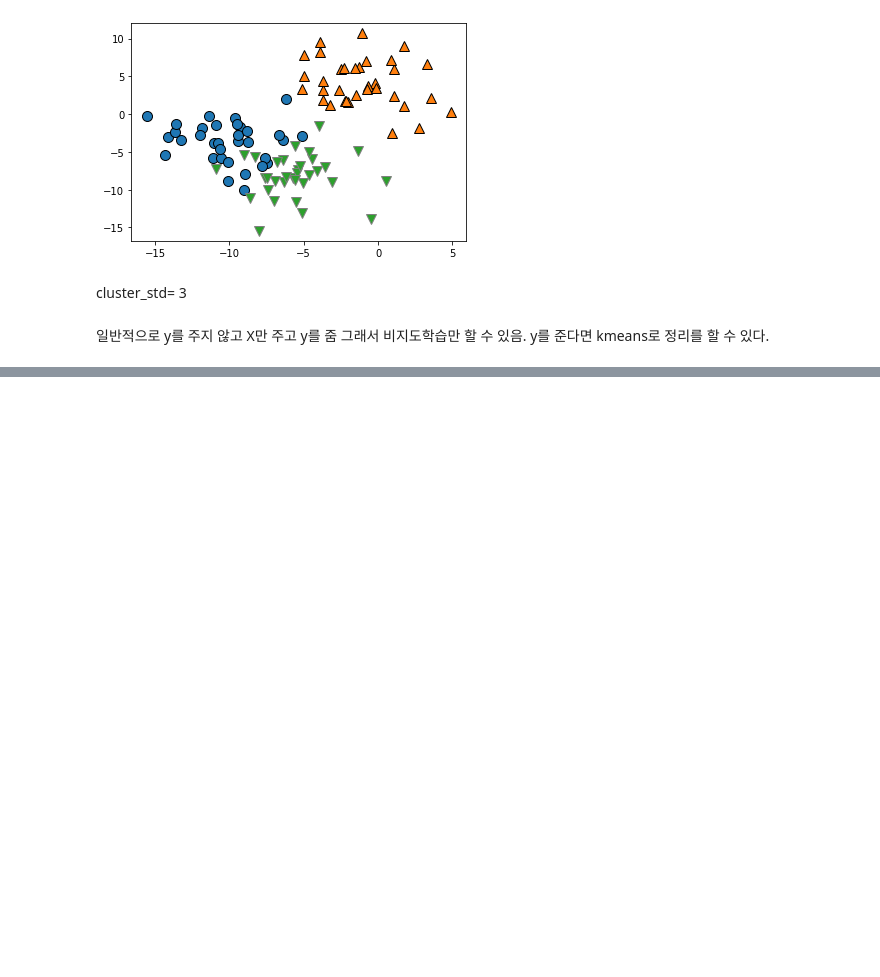
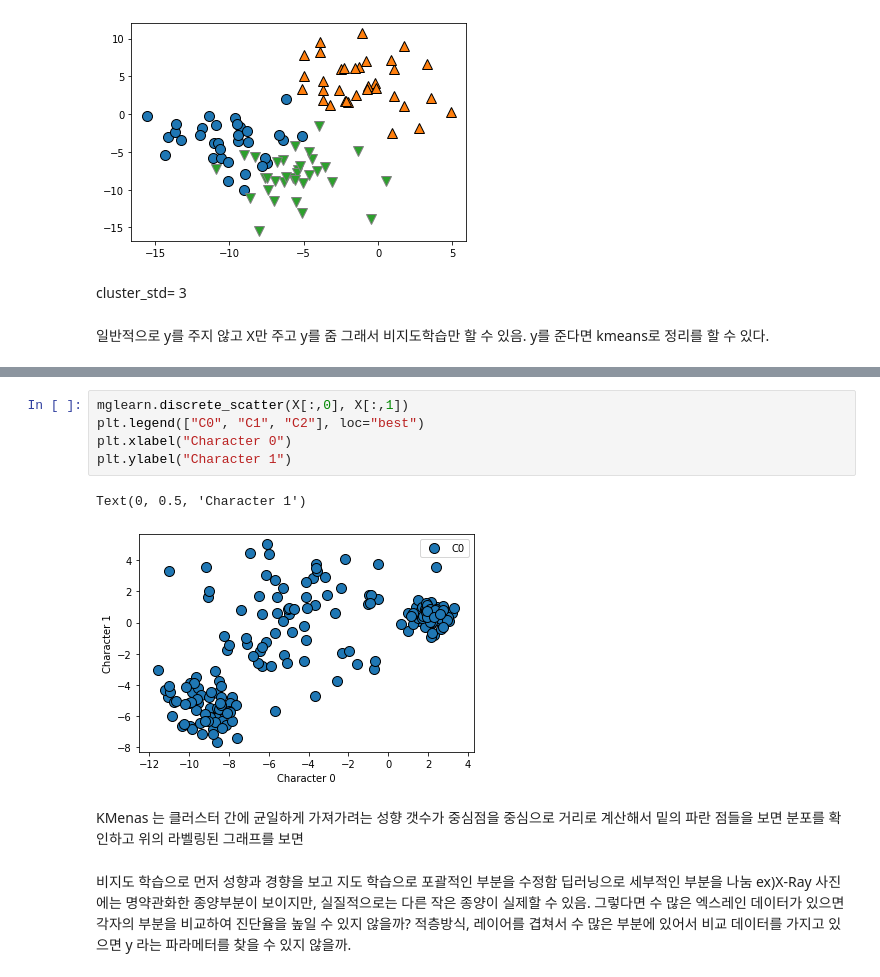
Before and after one commit to waldbear4/Python_2021, a Jupyter notebook: 20210624 KMEANS.ipynb, the cells around one changed output, grey strips where cells are left out. Saved outputs shown, nothing was run; the diff lists cells and outputs as text; blank space fills up the shorter version.

```diff
--- a/20210624 KMEANS.ipynb
+++ b/20210624 KMEANS.ipynb
@@ -108,0 +135,20 @@ y를 준다면 kmeans로 정리를 할 수 있다.
+# %%
+mglearn.discrete_scatter(X[:,0], X[:,1])
+plt.legend(["C0", "C1", "C2"], loc="best")
+plt.xlabel("Character 0")
+plt.ylabel("Character 1")
+# %% [output]
+Text(0, 0.5, 'Character 1')
+[figure, added]
+# %% [markdown]
+KMenas 는 클러스터 간에 균일하게 가져가려는 성향
+갯수가 중심점을 중심으로 거리로 계산해서
+밑의 파란 점들을 보면 분포를 확인하고
+위의 라벨링된 그래프를 보면
+# %% [markdown]
+비지도 학습으로 먼저 성향과 경향을 보고
+지도 학습으로 포괄적인 부분을 수정함
+딥러닝으로 세부적인 부분을 나눔
+ex)X-Ray 사진에는 명약관화한 종양부분이 보이지만, 실질적으로는 다른 작은 종양이 실제할 수 있음.
+그렇다면 수 많은 엑스레인 데이터가 있으면 각자의 부분을 비교하여 진단율을 높일 수 있지 않을까?
+적층방식, 레이어를 겹쳐서 수 많은 부분에 있어서 비교 데이터를 가지고 있으면 y 라는 파라메터를 찾을 수 있지 않을까.
```
Also changed, not shown: parts of 4 cells of this notebook.
